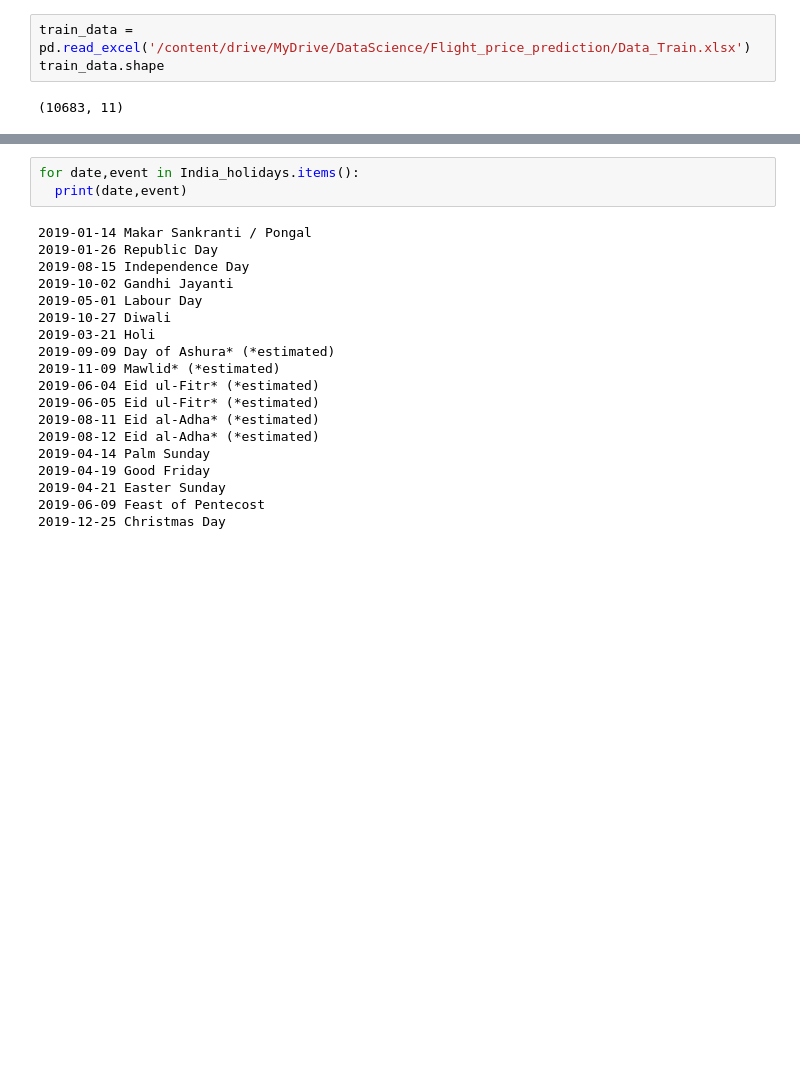
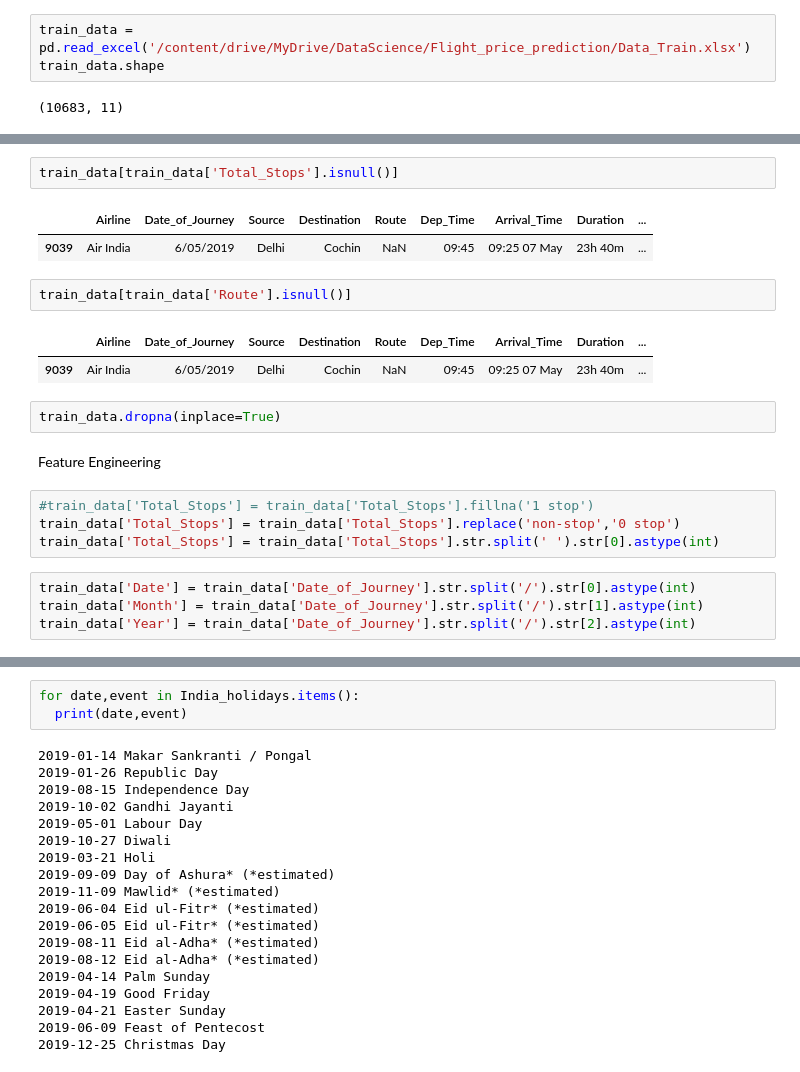
Before and after one commit to venkatesh-manikumar/Datascience-Assignments, a Jupyter notebook: Predict_The_Flight_Ticket_Price_Hackathon.ipynb, the cells around one changed output, grey strips where cells are left out. Cells and saved outputs as stored; diff of their text form; blank space fills up the shorter version.

```diff
--- a/Predict_The_Flight_Ticket_Price_Hackathon.ipynb
+++ b/Predict_The_Flight_Ticket_Price_Hackathon.ipynb
@@ -14,0 +48,22 @@ train_data.shape
+# %%
+train_data[train_data['Total_Stops'].isnull()]
+# %% [output]
+|  | Airline | Date_of_Journey | Source | Destination | Route | Dep_Time | Arrival_Time | Duration | ... |
+| 9039 | Air India | 6/05/2019 | Delhi | Cochin | NaN | 09:45 | 09:25 07 May | 23h 40m | ... |
+# %%
+train_data[train_data['Route'].isnull()]
+# %% [output]
+|  | Airline | Date_of_Journey | Source | Destination | Route | Dep_Time | Arrival_Time | Duration | ... |
+| 9039 | Air India | 6/05/2019 | Delhi | Cochin | NaN | 09:45 | 09:25 07 May | 23h 40m | ... |
+# %%
+train_data.dropna(inplace=True)
+# %% [markdown]
+Feature Engineering
+# %%
+#train_data['Total_Stops'] = train_data['Total_Stops'].fillna('1 stop')
+train_data['Total_Stops'] = train_data['Total_Stops'].replace('non-stop','0 stop')
+train_data['Total_Stops'] = train_data['Total_Stops'].str.split(' ').str[0].astype(int)
+# %%
+train_data['Date'] = train_data['Date_of_Journey'].str.split('/').str[0].astype(int)
+train_data['Month'] = train_data['Date_of_Journey'].str.split('/').str[1].astype(int)
+train_data['Year'] = train_data['Date_of_Journey'].str.split('/').str[2].astype(int)
```
Also changed, not shown: parts of 13 cells of this notebook.
